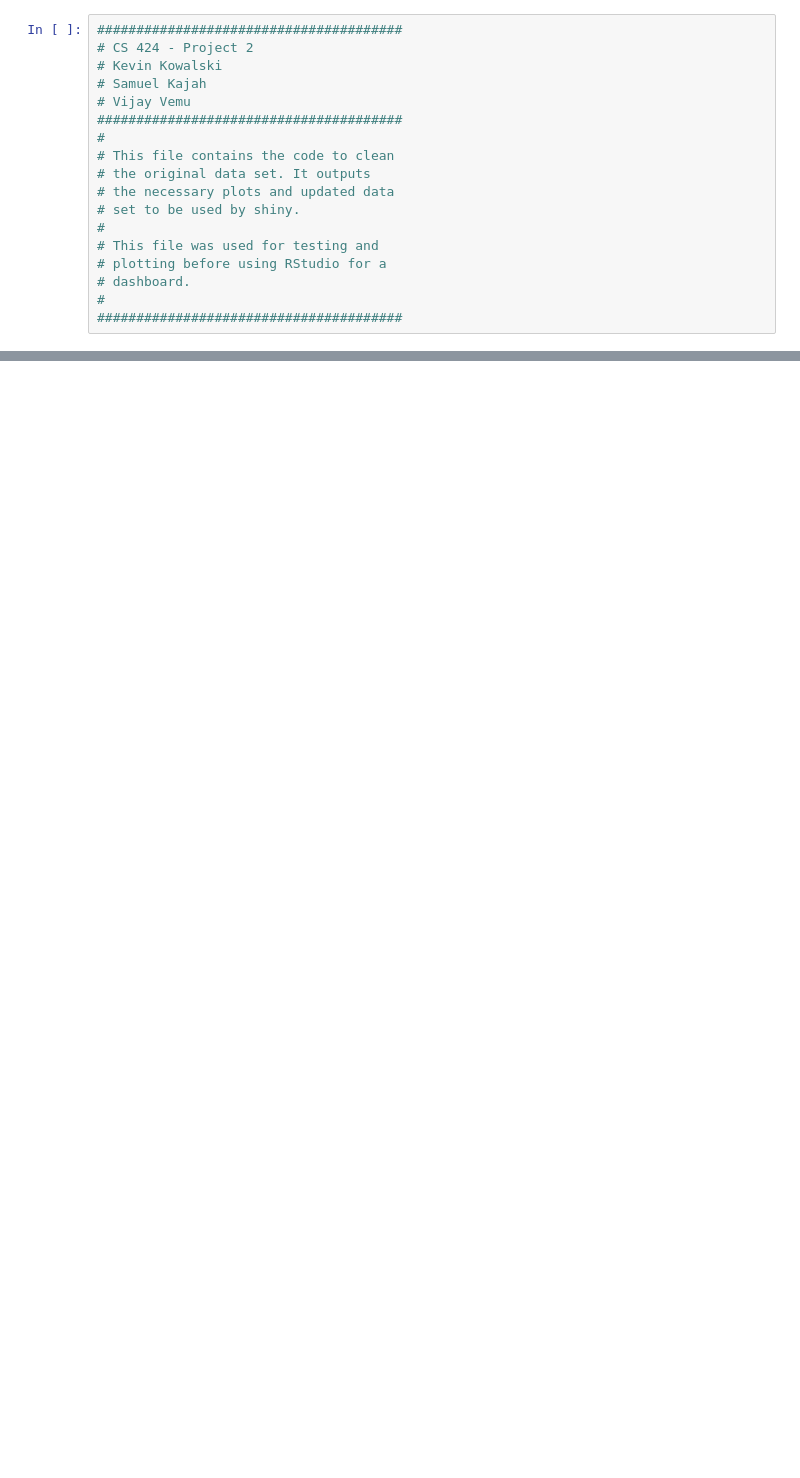
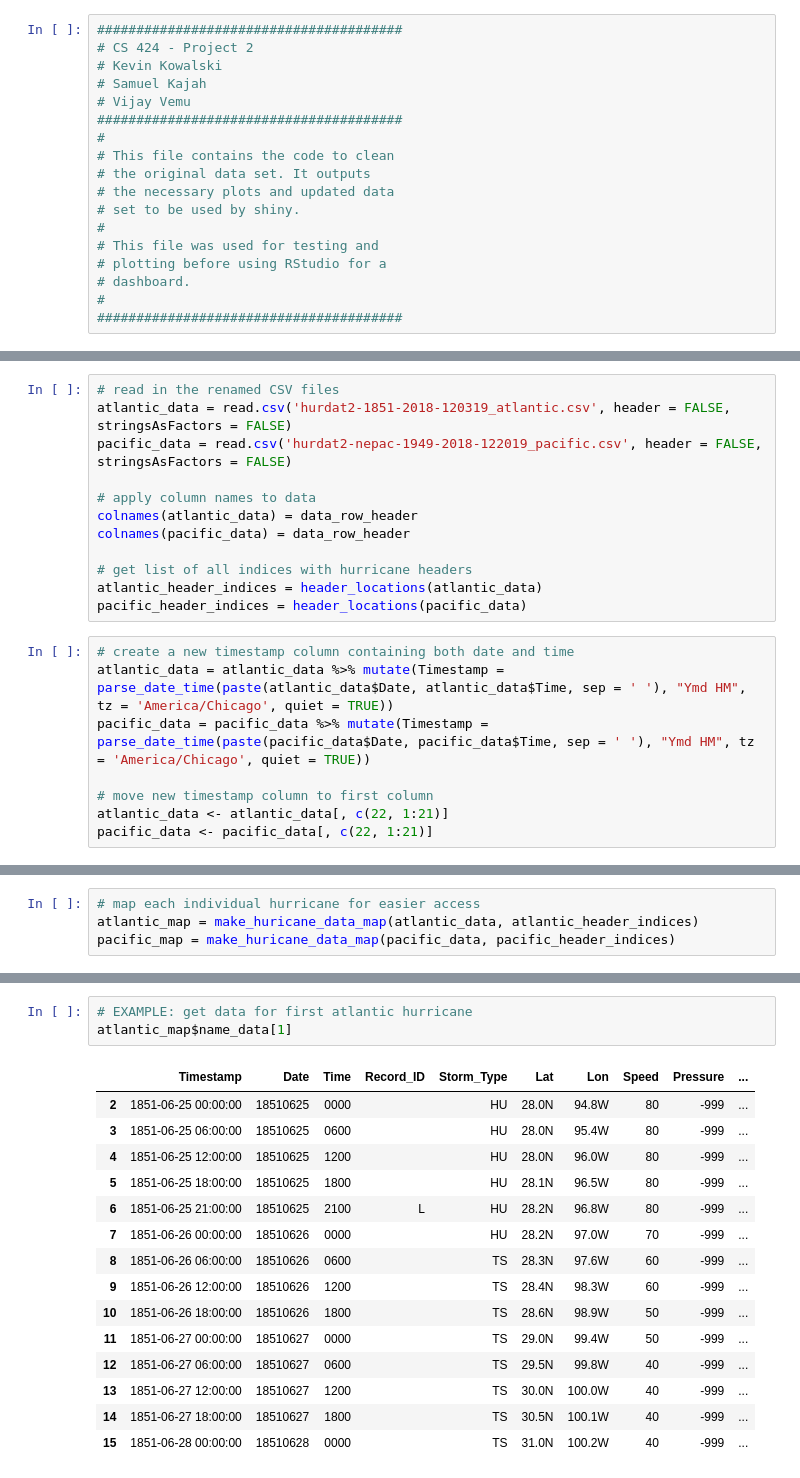
Before and after one commit to kkevn/cs424_project2, a Jupyter notebook: p2_notebook.ipynb, the cells around one changed output, grey strips where cells are left out. Cells and saved outputs as stored; diff of their text form; blank space fills up the shorter version.

```diff
--- a/p2_notebook.ipynb
+++ b/p2_notebook.ipynb
@@ -39,0 +106,20 @@ head(pacific_original)
+# %%
+# read in the renamed CSV files
+atlantic_data = read.csv('hurdat2-1851-2018-120319_atlantic.csv', header = FALSE, stringsAsFactors = FALSE)
+pacific_data = read.csv('hurdat2-nepac-1949-2018-122019_pacific.csv', header = FALSE, stringsAsFactors = FALSE)
+
+# apply column names to data
+colnames(atlantic_data) = data_row_header
+colnames(pacific_data) = data_row_header
+
+# get list of all indices with hurricane headers
+atlantic_header_indices = header_locations(atlantic_data)
+pacific_header_indices = header_locations(pacific_data)
+# %%
+# create a new timestamp column containing both date and time
+atlantic_data = atlantic_data %>% mutate(Timestamp = parse_date_time(paste(atlantic_data$Date, atlantic_data$Time, sep = ' '), "Ymd HM", tz = 'America/Chicago', quiet = TRUE))
+pacific_data = pacific_data %>% mutate(Timestamp = parse_date_time(paste(pacific_data$Date, pacific_data$Time, sep = ' '), "Ymd HM", tz = 'America/Chicago', quiet = TRUE))
+
+# move new timestamp column to first column
+atlantic_data <- atlantic_data[, c(22, 1:21)]
+pacific_data <- pacific_data[, c(22, 1:21)]
@@ -39,0 +153,4 @@ head(pacific_original)
+# %%
+# map each individual hurricane for easier access
+atlantic_map = make_huricane_data_map(atlantic_data, atlantic_header_indices)
+pacific_map = make_huricane_data_map(pacific_data, pacific_header_indices)
@@ -39,0 +200,19 @@ head(pacific_original)
+# %%
+# EXAMPLE: get data for first atlantic hurricane
+atlantic_map$name_data[1]
+# %% [output]
+|  | Timestamp | Date | Time | Record_ID | Storm_Type | Lat | Lon | Speed | Pressure | ... |
+| 2 | 1851-06-25 00:00:00 | 18510625 | 0000 |  | HU | 28.0N | 94.8W | 80 | -999 | ... |
+| 3 | 1851-06-25 06:00:00 | 18510625 | 0600 |  | HU | 28.0N | 95.4W | 80 | -999 | ... |
+| 4 | 1851-06-25 12:00:00 | 18510625 | 1200 |  | HU | 28.0N | 96.0W | 80 | -999 | ... |
+| 5 | 1851-06-25 18:00:00 | 18510625 | 1800 |  | HU | 28.1N | 96.5W | 80 | -999 | ... |
+| 6 | 1851-06-25 21:00:00 | 18510625 | 2100 | L | HU | 28.2N | 96.8W | 80 | -999 | ... |
+| 7 | 1851-06-26 00:00:00 | 18510626 | 0000 |  | HU | 28.2N | 97.0W | 70 | -999 | ... |
+| 8 | 1851-06-26 06:00:00 | 18510626 | 0600 |  | TS | 28.3N | 97.6W | 60 | -999 | ... |
+| 9 | 1851-06-26 12:00:00 | 18510626 | 1200 |  | TS | 28.4N | 98.3W | 60 | -999 | ... |
+| 10 | 1851-06-26 18:00:00 | 18510626 | 1800 |  | TS | 28.6N | 98.9W | 50 | -999 | ... |
+| 11 | 1851-06-27 00:00:00 | 18510627 | 0000 |  | TS | 29.0N | 99.4W | 50 | -999 | ... |
+| 12 | 1851-06-27 06:00:00 | 18510627 | 0600 |  | TS | 29.5N | 99.8W | 40 | -999 | ... |
+| 13 | 1851-06-27 12:00:00 | 18510627 | 1200 |  | TS | 30.0N | 100.0W | 40 | -999 | ... |
+| 14 | 1851-06-27 18:00:00 | 18510627 | 1800 |  | TS | 30.5N | 100.1W | 40 | -999 | ... |
+| 15 | 1851-06-28 00:00:00 | 18510628 | 0000 |  | TS | 31.0N | 100.2W | 40 | -999 | ... |
```
Also changed, not shown: parts of 14 cells of this notebook, 4 other files.
